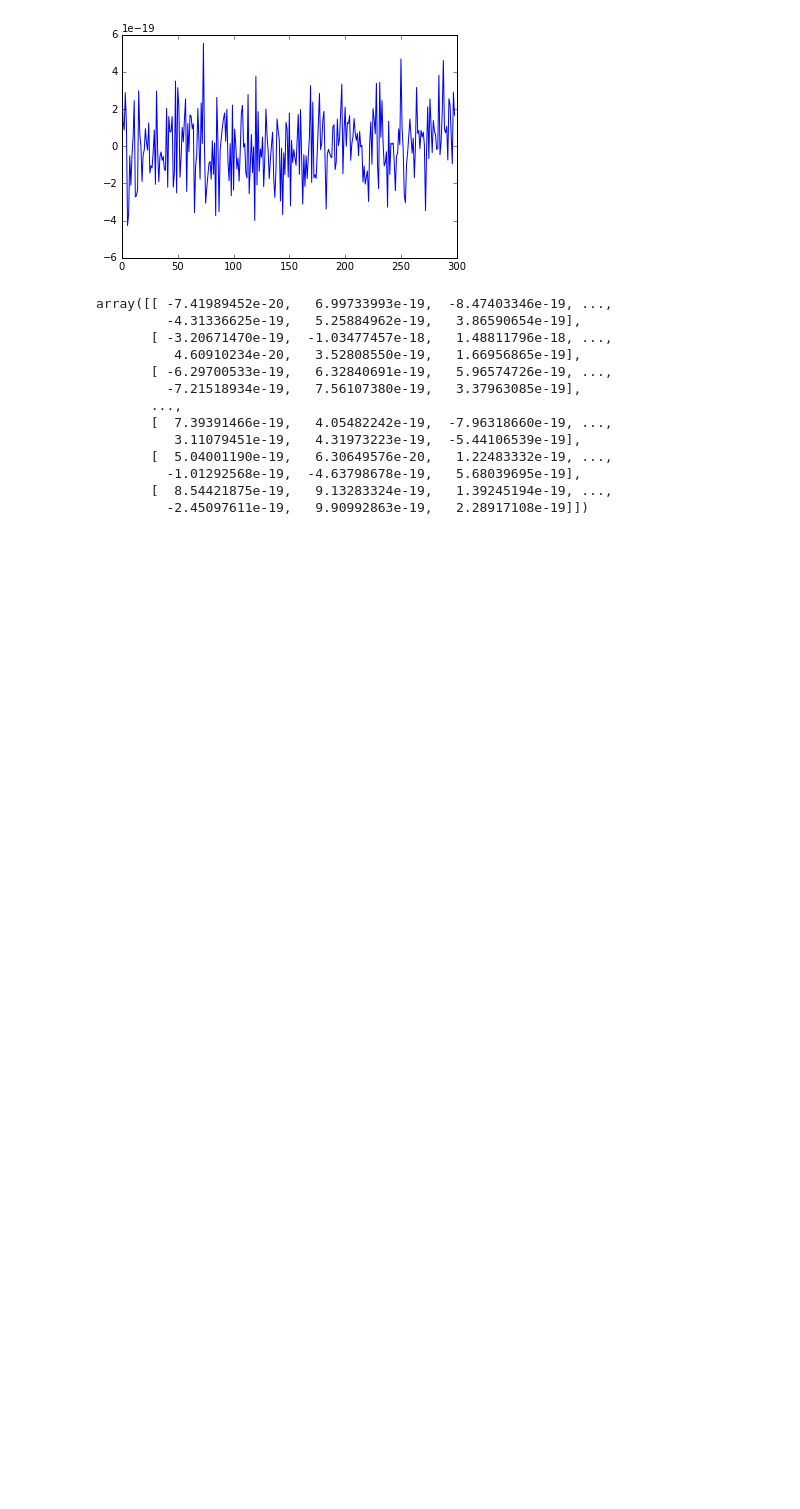
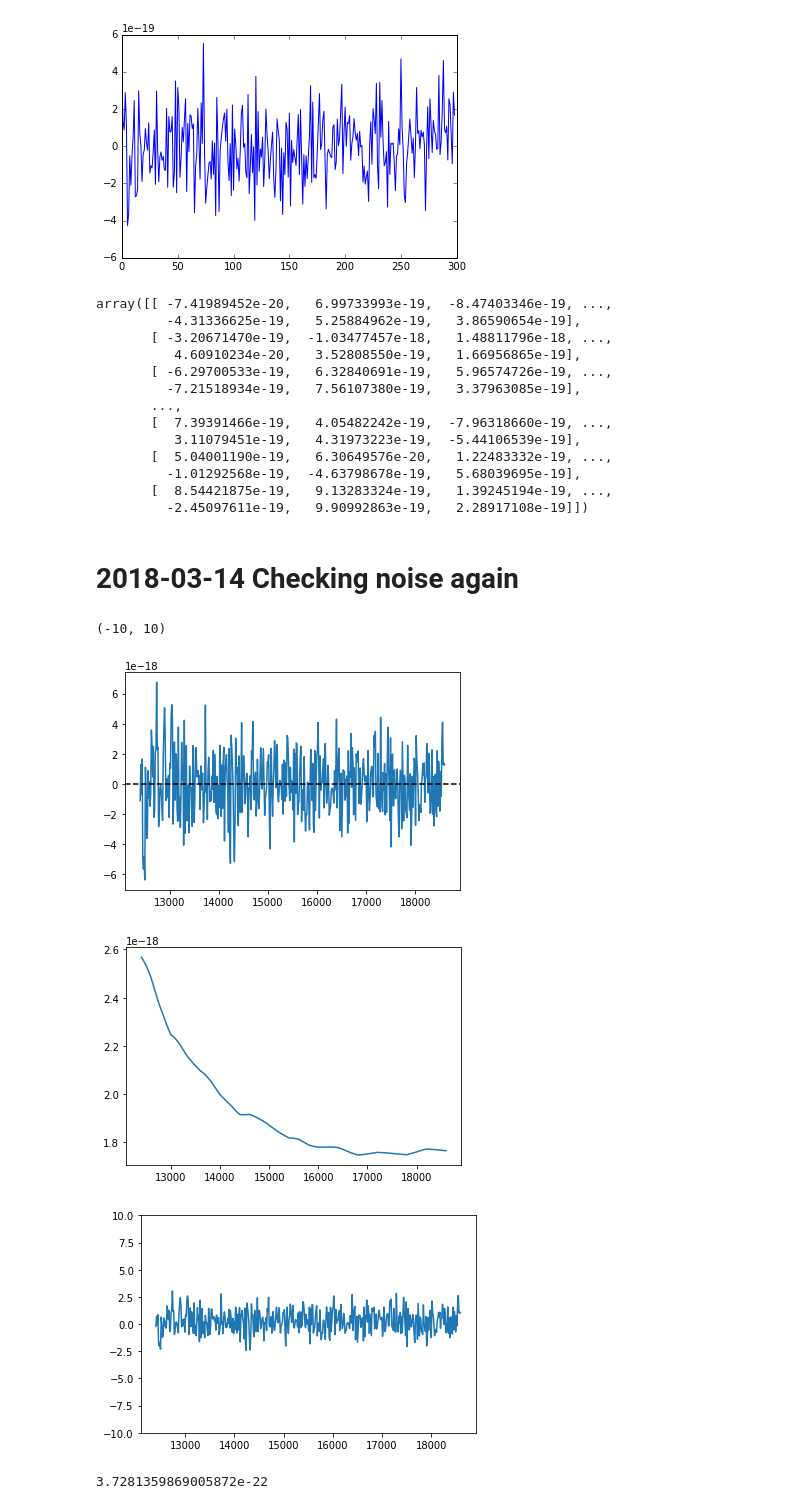
Before and after one commit to dedale-fet/dedale_d51, a Jupyter notebook: notebooks/quick_noise_checks.ipynb, the cells around one changed output. Saved outputs shown, nothing was run; the diff lists cells and outputs as text; code cells hidden in the pictures; blank space fills up the shorter version.

```diff
--- a/notebooks/quick_noise_checks.ipynb
+++ b/notebooks/quick_noise_checks.ipynb
@@ -88,3 +88,25 @@ array([[ -7.41989452e-20,   6.99733993e-19,  -8.47403346e-19, ...,
          -1.01292568e-19,  -4.63798678e-19,   5.68039695e-19],
        [  8.54421875e-19,   9.13283324e-19,   1.39245194e-19, ...,
          -2.45097611e-19,   9.90992863e-19,   2.28917108e-19]])
+# %% [markdown]
+# 2018-03-14 Checking noise again
+# %%
+hdu = fits.getdata("/Users/brunomor/Work/Dedale/data/euclid_simulations/2017-02-10_euclid_dedale_meeting_run/2017-02-10_TIPS_results/2017-02-14_euclid_noise_sim_tests/flat_spectrum_1-18_noise_wide.fits")
+# %%
+plt.plot(hdu["wave"], hdu["flux"] - 0.537e-18)
+plt.axhline(color="k", ls="--")
+plt.figure()
+plt.plot(hdu["wave"], hdu["error"])
+
+plt.figure()
+plt.plot(hdu["wave"], hdu["flux"]/(hdu["error"]))
+plt.ylim(-10, 10)
+# %% [output]
+(-10, 10)
+[figure, added]
+[figure, added]
+[figure, added]
+# %%
+np.mean(hdu["flux"] - 0.537e-18)
+# %% [output]
+3.7281359869005872e-22
```
Also changed, not shown: parts of 5 cells of this notebook, 1 other file.
